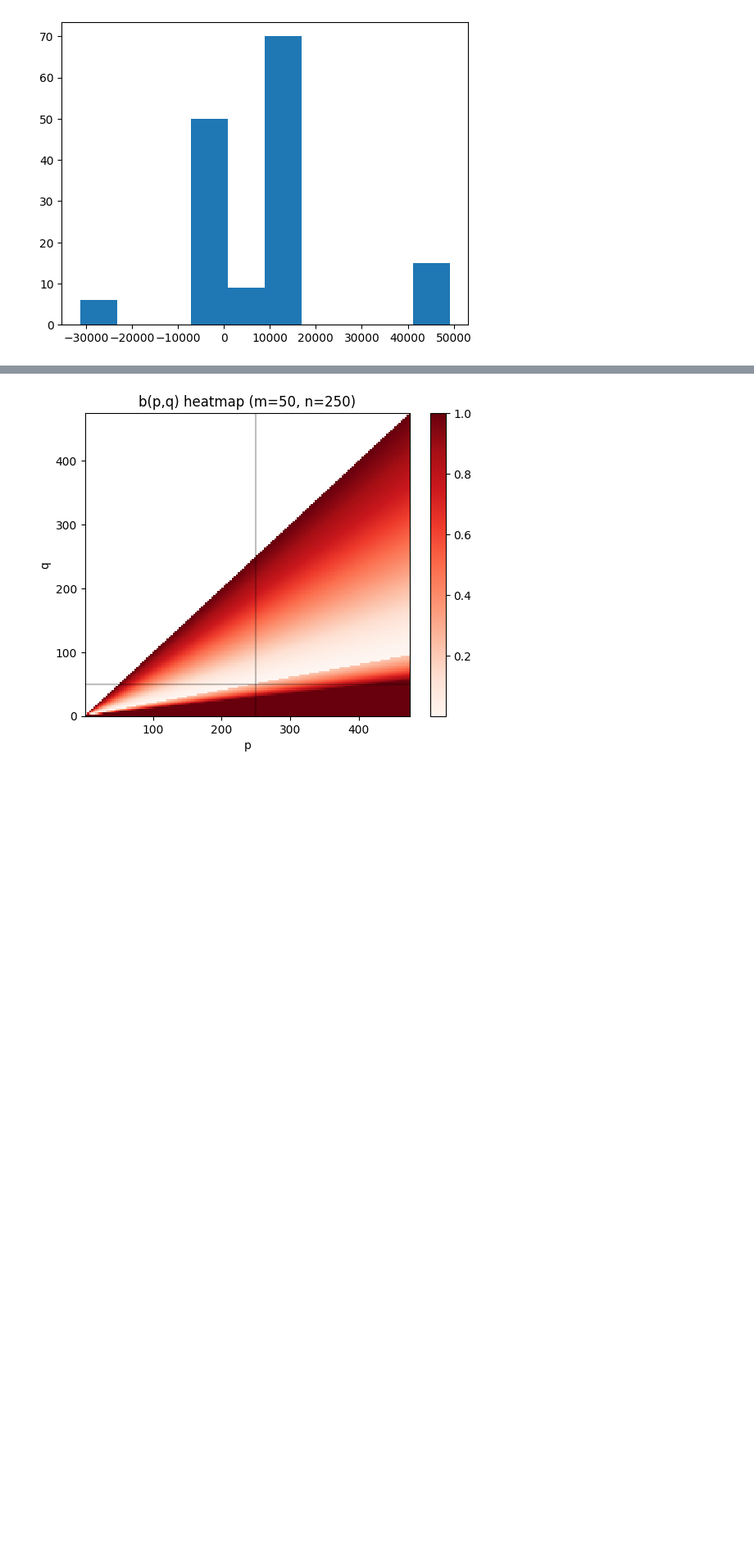
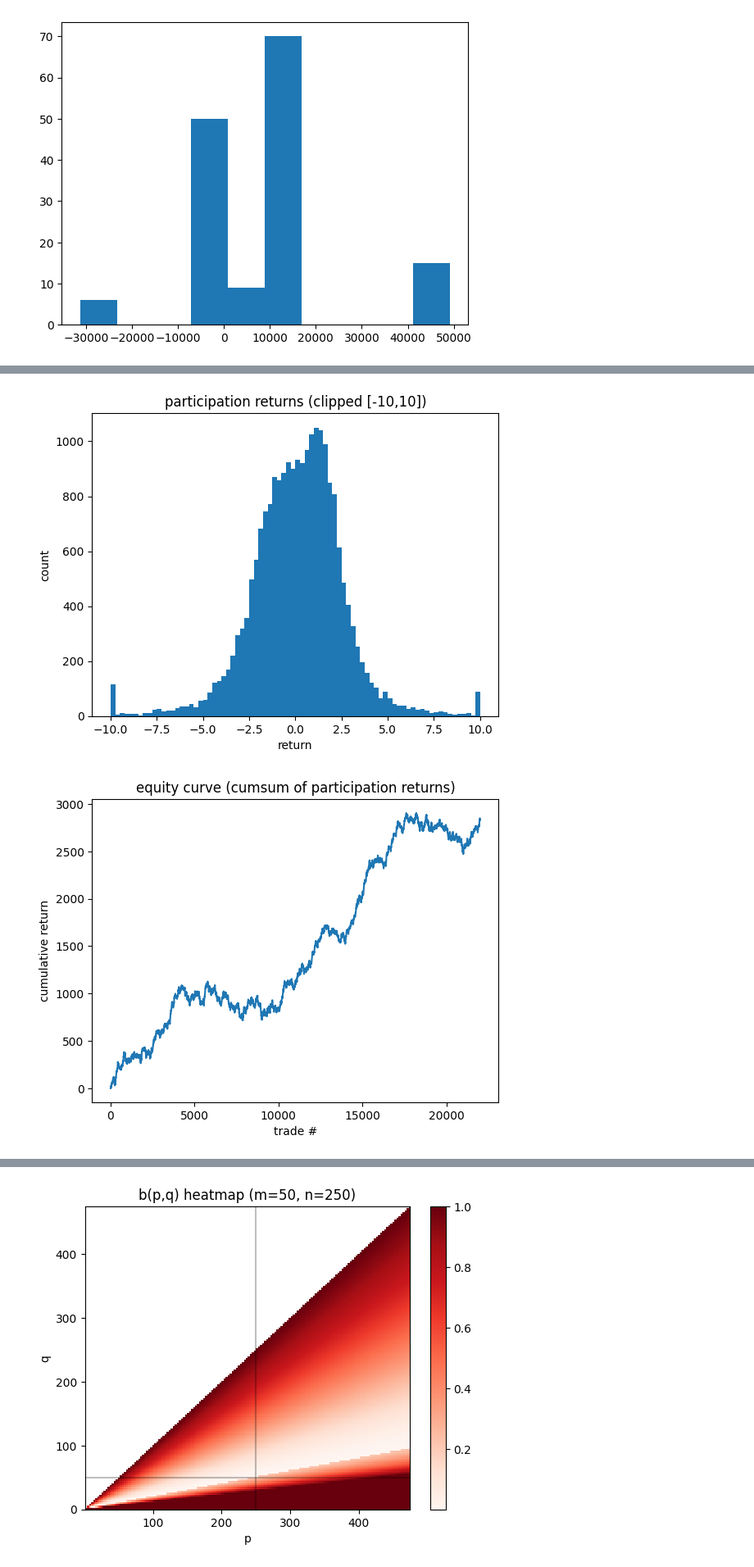
Before and after one commit to Logan-Kelsch/Structural_Regression, a Jupyter notebook: src/dev.ipynb, the cells around one changed output, grey strips where cells are left out. Shown at 82% size. Cells and saved outputs as stored; diff of their text form; code cells hidden in the pictures; blank space fills up the shorter version.

```diff
--- a/src/dev.ipynb
+++ b/src/dev.ipynb
@@ -643,0 +705,69 @@ plt.show()
+# %%
+import numpy as np
+import matplotlib.pyplot as plt
+
+# pres: (T,) bool or 0/1
+# re:   (T,) float (your emission/return per time step)
+pres = np.asarray(pres, dtype=bool).ravel()
+re   = np.asarray(re, dtype=float).ravel()
+
+# returns only when the model "participates"
+r = re[pres]
+r = r[np.isfinite(r)]
+
+# basic
+n_trades = r.size
+hit_rate = np.mean(r > 0) if n_trades else np.nan
+ev = np.mean(r) if n_trades else np.nan
+median = np.median(r) if n_trades else np.nan
+
+# tail / risk
+p05 = np.quantile(r, 0.05) if n_trades else np.nan
+p01 = np.quantile(r, 0.01) if n_trades else np.nan
+max_dd_like = np.min(np.cumsum(r)) if n_trades else np.nan  # cum-sum dip (rough)
+
+# payoff asymmetry
+avg_win  = np.mean(r[r > 0]) if np.any(r > 0) else np.nan
+avg_loss = np.mean(r[r < 0]) if np.any(r < 0) else np.nan
+profit_factor = (np.sum(r[r > 0]) / (-np.sum(r[r < 0]))) if np.any(r < 0) else np.inf
+
+# risk-adjusted (Sortino-like)
+down = r[r < 0]
+down_std = np.std(down) if down.size else np.nan
+sortino_like = (ev / down_std) if (down_std and down_std > 0) else np.nan
+
+import numpy as np
+
+r = re[pres].astype(float)
+r = r[np.isfinite(r)]
+
+s = np.median(np.abs(r)) + 1e-12  # robust scale
+score_tanh = np.mean(np.tanh(r / s))
+
+print(f"trades:         {n_trades}")
+print(f"hit rate:       {hit_rate:.4f}")
+print(f"EV / trade:     {ev:.6f}")
+print(f"median:         {median:.6f}")
+print(f"avg win:        {avg_win:.6f}")
+print(f"avg loss:       {avg_loss:.6f}")
+print(f"profit factor:  {profit_factor:.4f}")
+print(f"p05 / p01:      {p05:.6f} / {p01:.6f}")
+print(f"cum-sum min:    {max_dd_like:.6f}")
+print(f"sortino-like:   {sortino_like:.4f}")
+print(f"score tanh:     {score_tanh:.6f}")
+
+# quick view
+plt.figure()
+plt.hist(np.clip(r, -10, 10), bins=80)
+plt.title("participation returns (clipped [-10,10])")
+plt.xlabel("return")
+plt.ylabel("count")
+plt.show()
+
+plt.figure()
+plt.plot(np.cumsum(r))
+plt.title("equity curve (cumsum of participation returns)")
+plt.xlabel("trade #")
+plt.ylabel("cumulative return")
+plt.show()
+# %% [output]
@@ -643,0 +785,2 @@ plt.show()
+[figure, added]
+[figure, added]
```
Also changed, not shown: parts of 18 cells of this notebook, 5 other files.
